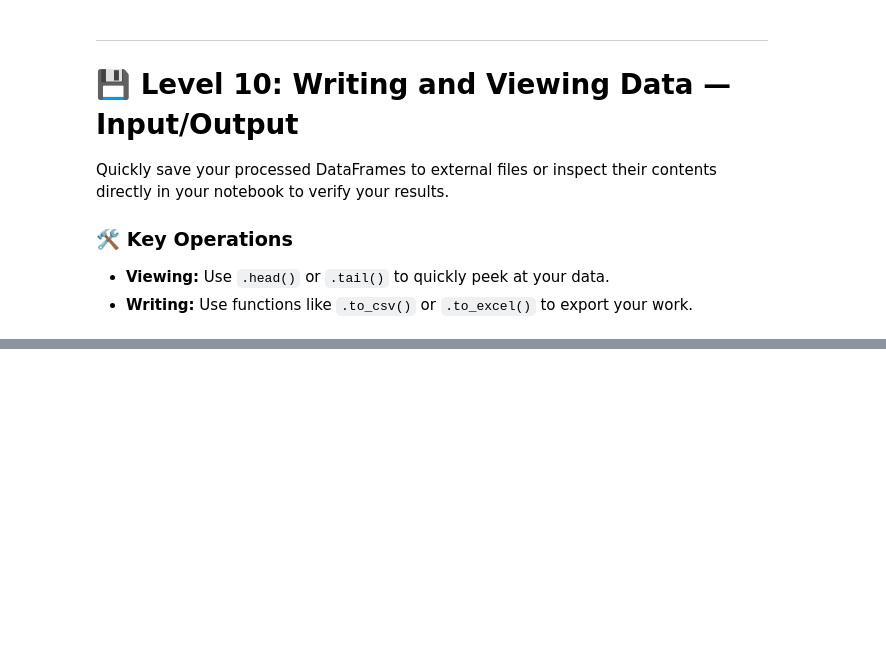
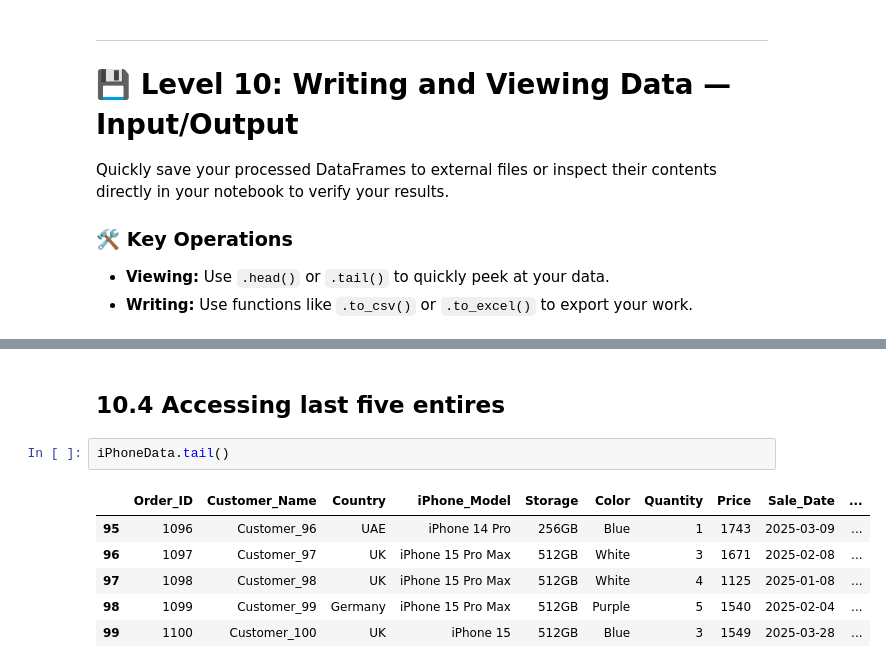
Before and after one commit to ahmedfakhar747/pandas-for-data-science, a Jupyter notebook: pandas_basics_from_zero_to_hero.ipynb, the cells around one changed output, grey strips where cells are left out. Saved outputs shown, nothing was run; the diff lists cells and outputs as text; blank space fills up the shorter version.

```diff
--- a/pandas_basics_from_zero_to_hero.ipynb
+++ b/pandas_basics_from_zero_to_hero.ipynb
@@ -572,0 +622,11 @@ Quickly save your processed DataFrames to external files or inspect their conten
+# %% [markdown]
+## 10.4 Accessing last five entires
+# %%
+iPhoneData.tail()
+# %% [output]
+|  | Order_ID | Customer_Name | Country | iPhone_Model | Storage | Color | Quantity | Price | Sale_Date | ... |
+| 95 | 1096 | Customer_96 | UAE | iPhone 14 Pro | 256GB | Blue | 1 | 1743 | 2025-03-09 | ... |
+| 96 | 1097 | Customer_97 | UK | iPhone 15 Pro Max | 512GB | White | 3 | 1671 | 2025-02-08 | ... |
+| 97 | 1098 | Customer_98 | UK | iPhone 15 Pro Max | 512GB | White | 4 | 1125 | 2025-01-08 | ... |
+| 98 | 1099 | Customer_99 | Germany | iPhone 15 Pro Max | 512GB | Purple | 5 | 1540 | 2025-02-04 | ... |
+| 99 | 1100 | Customer_100 | UK | iPhone 15 | 512GB | Blue | 3 | 1549 | 2025-03-28 | ... |
```
Also changed, not shown: parts of 28 cells of this notebook.
